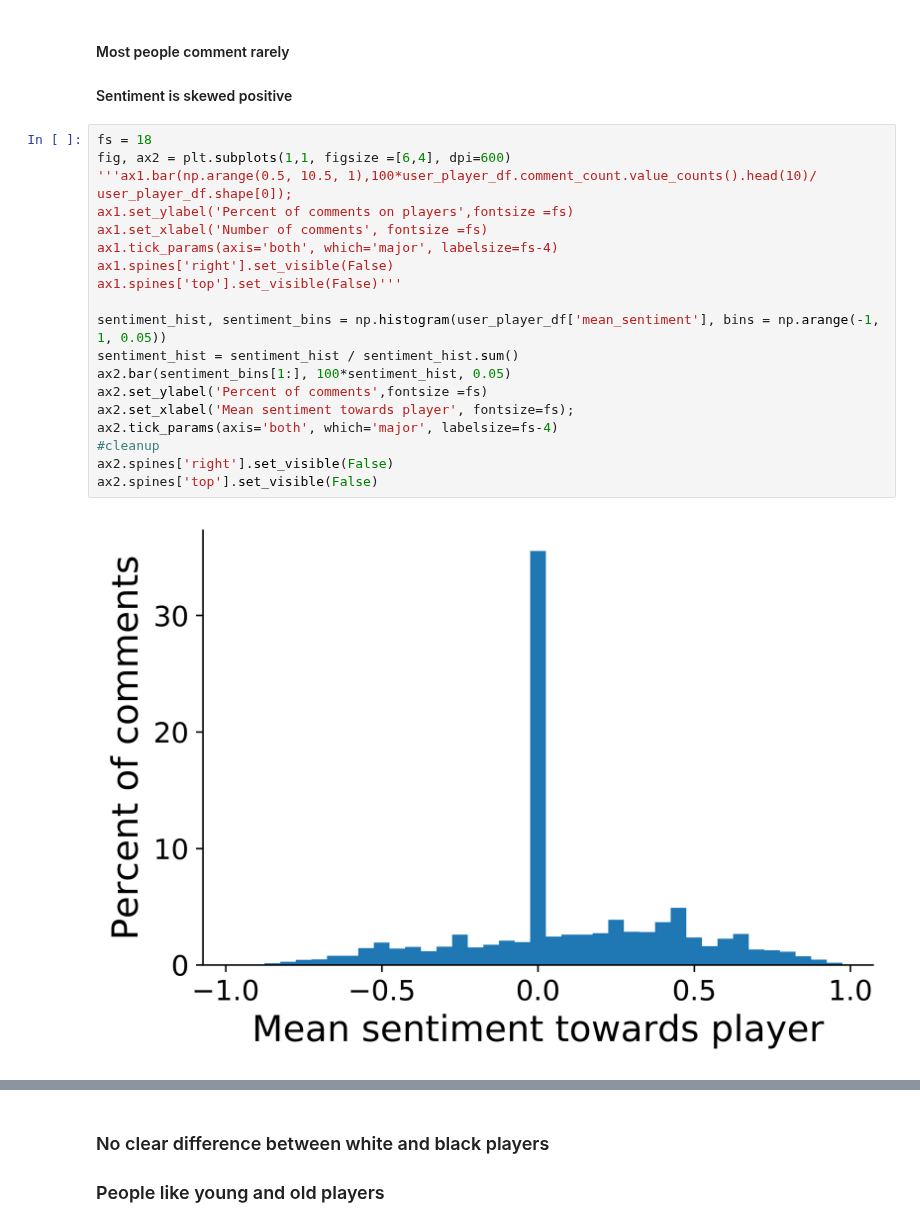
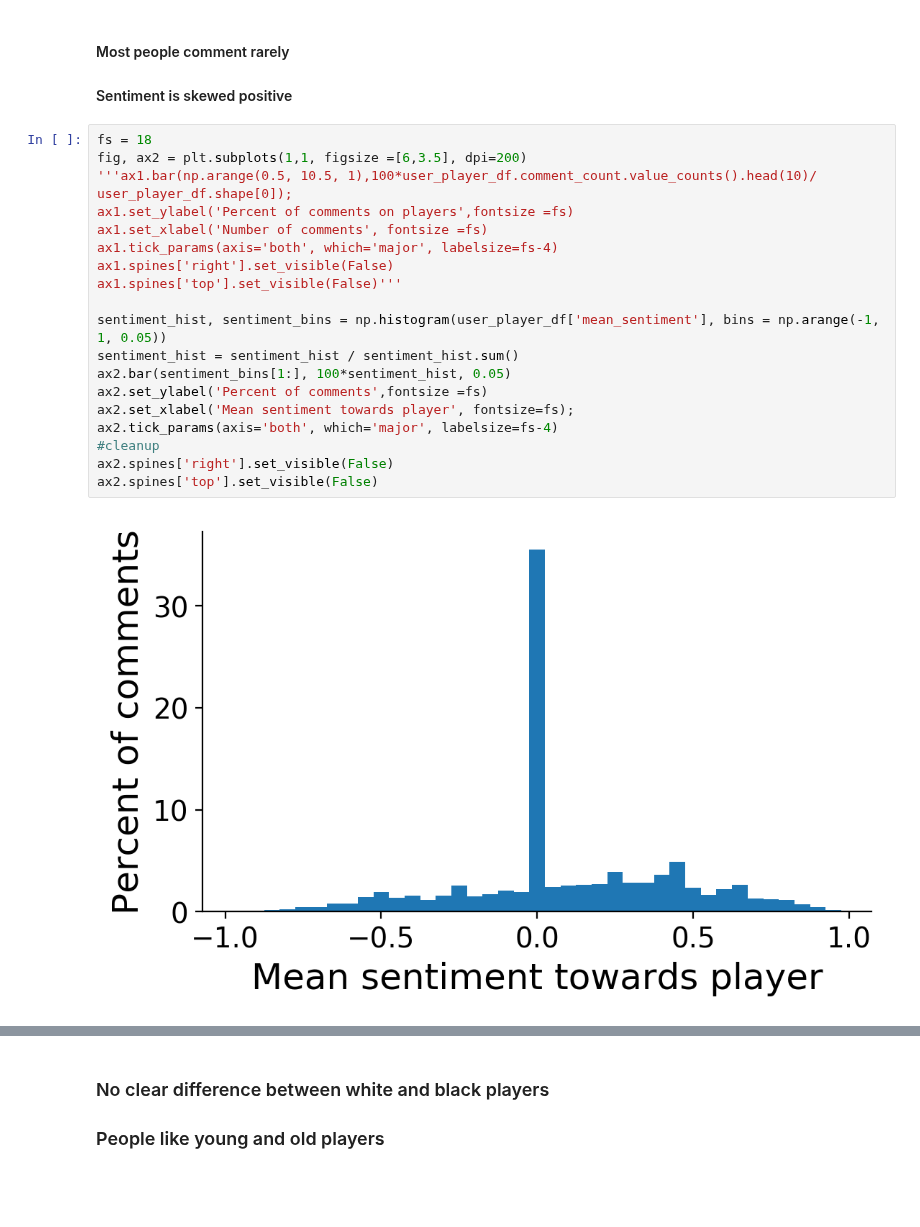
Before and after one commit to map222/trailofpapers, a Jupyter notebook: sentiment_sports/paper/puppy_presentation.ipynb, the cells around one changed output, grey strips where cells are left out. Drawn from its saved outputs; the diff is of its cells as text; blank space fills up the shorter version.

```diff
--- a/sentiment_sports/paper/puppy_presentation.ipynb
+++ b/sentiment_sports/paper/puppy_presentation.ipynb
@@ -239,25 +231,25 @@ user_player_df[['user', 'Player', 'season', 'comment_count', 'mean_sentiment']].
 #### Sentiment is skewed positive
 # %%
 fs = 18
-fig, ax2 = plt.subplots(1,1, figsize =[6,4], dpi=600)
+fig, ax2 = plt.subplots(1,1, figsize =[6,3.5], dpi=200)
 '''ax1.bar(np.arange(0.5, 10.5, 1),100*user_player_df.comment_count.value_counts().head(10)/ user_player_df.shape[0]);
 ax1.set_ylabel('Percent of comments on players',fontsize =fs)
 ax1.set_xlabel('Number of comments', fontsize =fs)
 ax1.tick_params(axis='both', which='major', labelsize=fs-4)
 ax1.spines['right'].set_visible(False)
 ax1.spines['top'].set_visible(False)'''
 
 sentiment_hist, sentiment_bins = np.histogram(user_player_df['mean_sentiment'], bins = np.arange(-1, 1, 0.05))
 sentiment_hist = sentiment_hist / sentiment_hist.sum()
 ax2.bar(sentiment_bins[1:], 100*sentiment_hist, 0.05)
 ax2.set_ylabel('Percent of comments',fontsize =fs)
 ax2.set_xlabel('Mean sentiment towards player', fontsize=fs);
 ax2.tick_params(axis='both', which='major', labelsize=fs-4)
 #cleanup
 ax2.spines['right'].set_visible(False)
 ax2.spines['top'].set_visible(False)
 # %% [output]
-[figure, old version]
+[figure, new version]
 # %%
 Graphing code would go here
 # %% [output]
```
Also changed, not shown: parts of 15 cells of this notebook, 1 other file.
